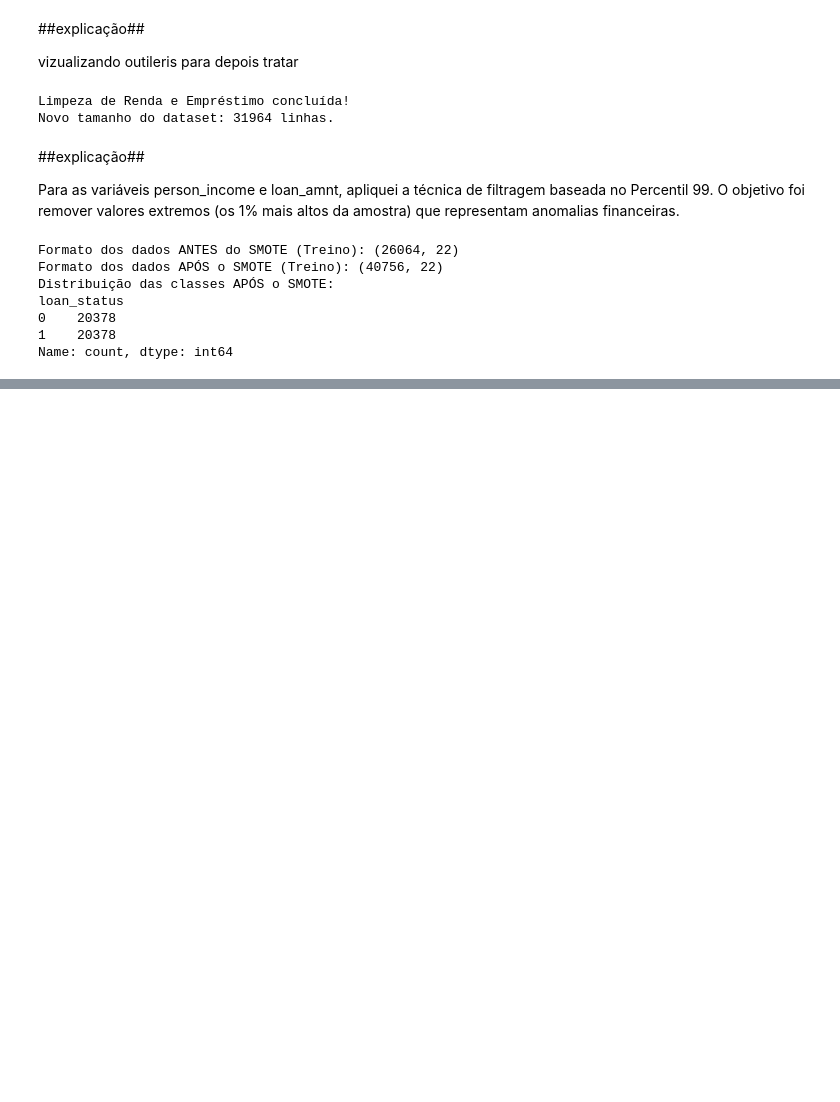
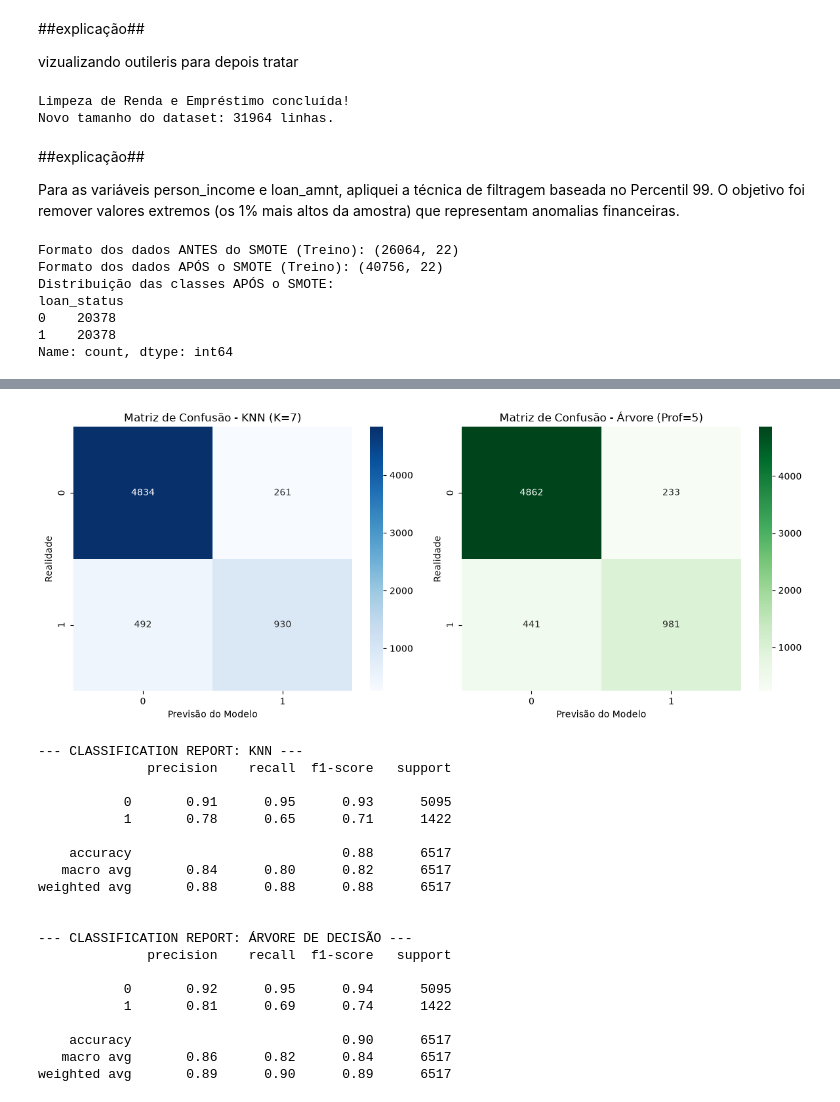
Before and after one commit to programado10/final_project_sc-tec, a Jupyter notebook: code_final_project.ipynb, the cells around one changed output, grey strips where cells are left out. Drawn from its saved outputs; the diff is of its cells as text; code cells hidden in the pictures; blank space fills up the shorter version.

```diff
--- a/code_final_project.ipynb
+++ b/code_final_project.ipynb
@@ -379,0 +467,68 @@ Name: count, dtype: int64
+# %%
+from sklearn.metrics import confusion_matrix, classification_report
+import seaborn as sns
+import matplotlib.pyplot as plt
+
+# --- 1. PREENCHA COM OS SEUS MELHORES RESULTADOS DA FASE 5 ---
+melhor_k = 7              # Substitua pelo K que te deu o melhor Teste no KNN
+melhor_profundidade = 5   # Substitua pelo max_depth que te deu o melhor Teste na Árvore
+
+# --- 2. TREINANDO OS CAMPEÕES ---
+# KNN Campeão
+knn_final = KNeighborsClassifier(n_neighbors=melhor_k)
+knn_final.fit(X_train_scaled, y_train_resampled)
+prev_teste_knn = knn_final.predict(X_test_scaled)
+
+# Árvore Campeã
+arvore_final = DecisionTreeClassifier(max_depth=melhor_profundidade, random_state=42)
+arvore_final.fit(X_train_resampled, y_train_resampled)
+prev_teste_arvore = arvore_final.predict(X_test)
+
+# --- 3. PLOTANDO AS MATRIZES DE CONFUSÃO LADO A LADO ---
+fig, axes = plt.subplots(1, 2, figsize=(12, 5))
+
+# Matriz do KNN
+cm_knn = confusion_matrix(y_test, prev_teste_knn)
+sns.heatmap(cm_knn, annot=True, fmt='d', cmap='Blues', ax=axes[0])
+axes[0].set_title(f'Matriz de Confusão - KNN (K={melhor_k})')
+axes[0].set_xlabel('Previsão do Modelo')
+axes[0].set_ylabel('Realidade')
+
+# Matriz da Árvore
+cm_arvore = confusion_matrix(y_test, prev_teste_arvore)
+sns.heatmap(cm_arvore, annot=True, fmt='d', cmap='Greens', ax=axes[1])
+axes[1].set_title(f'Matriz de Confusão - Árvore (Prof={melhor_profundidade})')
+axes[1].set_xlabel('Previsão do Modelo')
+axes[1].set_ylabel('Realidade')
+
+plt.tight_layout()
+plt.show()
+
+# --- 4. RELATÓRIO DE MÉTRICAS AVANÇADAS ---
+print("\n--- CLASSIFICATION REPORT: KNN ---")
+print(classification_report(y_test, prev_teste_knn))
+
+print("\n--- CLASSIFICATION REPORT: ÁRVORE DE DECISÃO ---")
+print(classification_report(y_test, prev_teste_arvore))
+# %% [output]
+[figure, added]
+--- CLASSIFICATION REPORT: KNN ---
+              precision    recall  f1-score   support
+
+           0       0.91      0.95      0.93      5095
+           1       0.78      0.65      0.71      1422
+
+    accuracy                           0.88      6517
+   macro avg       0.84      0.80      0.82      6517
+weighted avg       0.88      0.88      0.88      6517
+
+
+--- CLASSIFICATION REPORT: ÁRVORE DE DECISÃO ---
+              precision    recall  f1-score   support
+
+           0       0.92      0.95      0.94      5095
+           1       0.81      0.69      0.74      1422
+
+    accuracy                           0.90      6517
+   macro avg       0.86      0.82      0.84      6517
+weighted avg       0.89      0.90      0.89      6517
```
Also changed, not shown: parts of 5 cells of this notebook.
